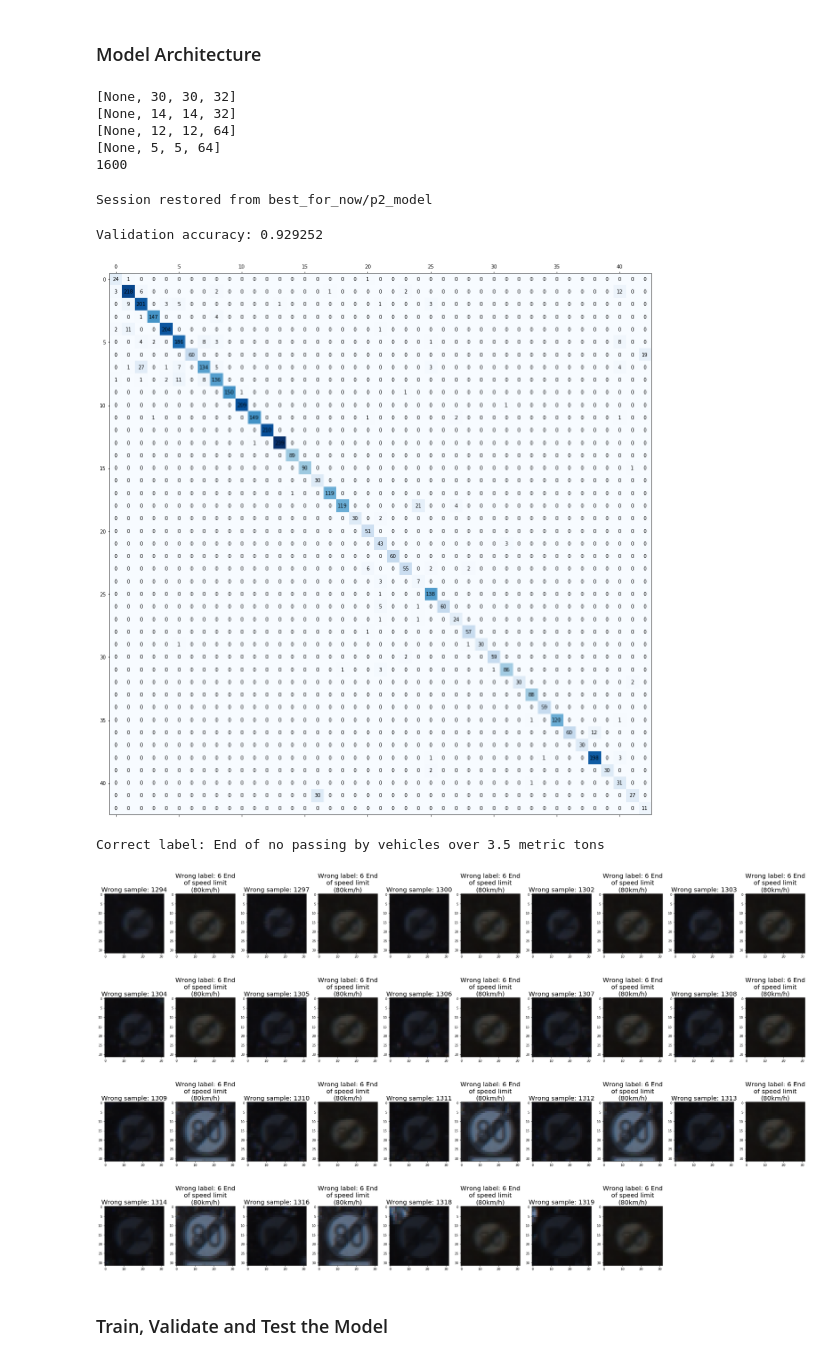
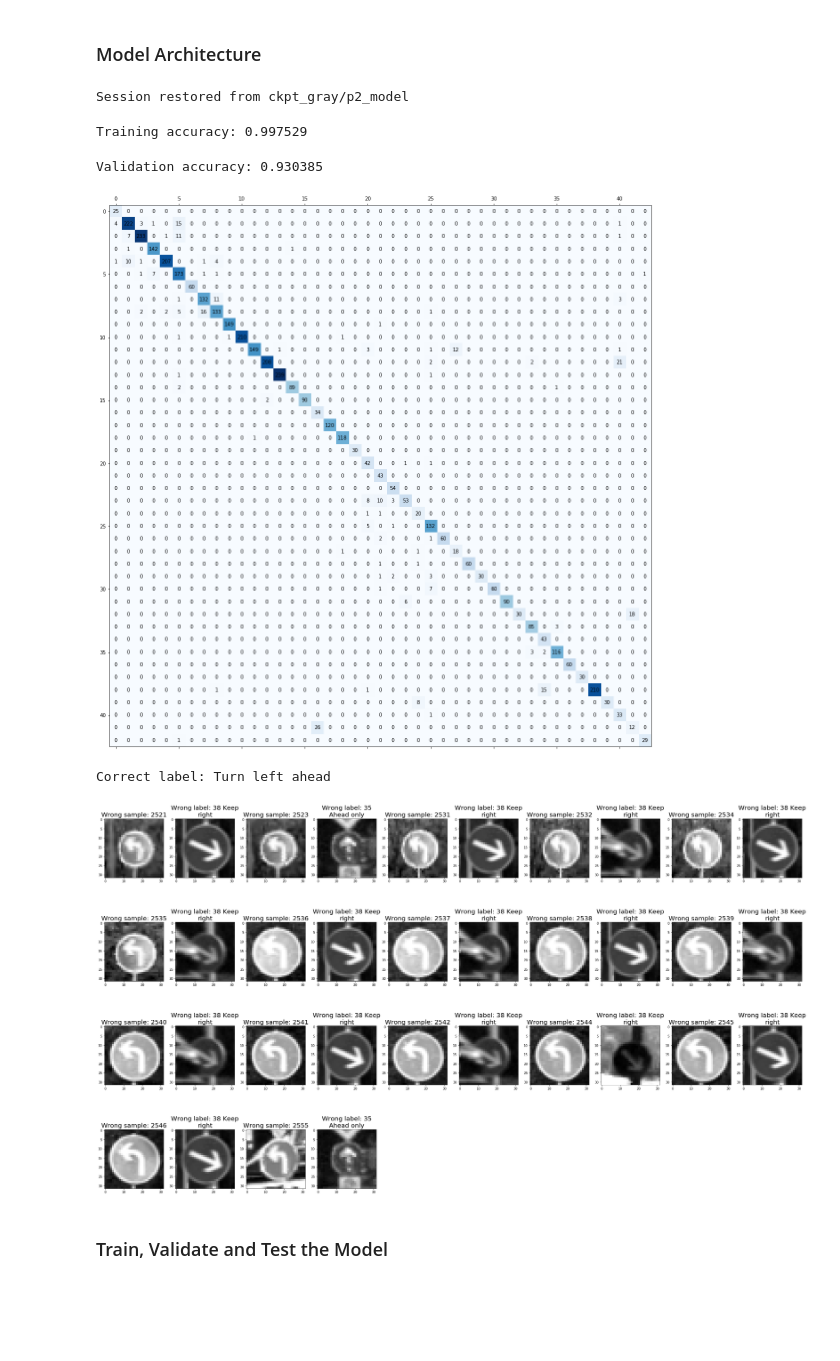
Before and after one commit to magicyuli/CarND-Traffic-Sign-Classifier-Project, a Jupyter notebook: Traffic_Sign_Classifier.ipynb, the cells around one changed output. Cells and saved outputs as stored; diff of their text form; code cells hidden in the pictures; blank space fills up the shorter version.

Commit message:
New gray model

```diff
--- a/Traffic_Sign_Classifier.ipynb
+++ b/Traffic_Sign_Classifier.ipynb
@@ -319,21 +401,26 @@ def restore(path='best_for_now/p2_model'):
     print('Session restored from %s' % path)
 
     return sess
+# %%
+use_gray = True
+
+X_train_for_show = X_train_gray if use_gray else X_train
+X_train_for_model = X_train_gray_norm if use_gray else X_train_norm
+X_valid_for_show = X_valid_gray if use_gray else X_valid
+X_valid_for_model = X_valid_gray_norm if use_gray else X_valid_norm
+X_test_for_show = X_test_gray if use_gray else X_test
+X_test_for_model = X_test_gray_norm if use_gray else X_test_norm
+
+cmap = 'gray' if use_gray else None
 # %%
-model = Model(n_classes)
+model = Model(n_classes, use_gray)
-# %% [output]
-[None, 30, 30, 32]
-[None, 14, 14, 32]
-[None, 12, 12, 64]
-[None, 5, 5, 64]
-1600
 # %%
 doRestore = True
 if doRestore:
-    sess = restore()
+    sess = restore('ckpt_gray/p2_model' if use_gray else 'ckpt_rgb/p2_model')
 else:
     sess = tf.Session()
     sess.run(tf.global_variables_initializer())
 # %% [output]
-Session restored from best_for_now/p2_model
+Session restored from ckpt_gray/p2_model
 # %%
@@ -369,18 +471,16 @@ def drawConfusionMatrix(predictions, labels):
             c = confusion_matrix[j,i]
             ax.text(i, j, str(c), va='center', ha='center')
 # %%
-_, accuracy = model.validate(sess, X_train_norm, y_train)
+_, accuracy = model.validate(sess, X_train_for_model, y_train)
 print('Training accuracy: %f' % accuracy)
+# %% [output]
+Training accuracy: 0.997529
 # %%
-predictions, accuracy = model.validate(sess, X_valid_norm, y_valid)
+predictions, accuracy = model.validate(sess, X_valid_for_model, y_valid)
 print('Validation accuracy: %f' % accuracy)
 drawConfusionMatrix(predictions, y_valid)
-# 16 color, brightness
-# 24 color, brightness, distortion
-# 40 color, brightness
-# 42 color, brightness
 # %% [output]
-Validation accuracy: 0.929252
+Validation accuracy: 0.930385
 [figure]
 # %%
 def findOne(label):
@@ -399,40 +499,29 @@ def findAll(label):
             ret.append(j)
     return ret
 
-def validate(label):
-    print(signnames[label])
-    i = findOne(label)
-    plt.figure()
-    plt.imshow(X_valid[i])
-    pred, accu = model.validate(sess, X_valid_norm[i:i+1], y_valid[i:i+1])
-    if accu < 1.0:
-        i = findOne(pred[0])
-        plt.figure()
-        plt.imshow(X_valid[i])
-
 def validateAll(label):
     print('Correct label: %s' % signnames[label])
     cnt = 0
     fig = plt.figure(figsize=(40,60))
     for i in findAll(label):
-        pred, accu = model.validate(sess, X_valid_norm[i:i+1], y_valid[i:i+1])
+        pred, accu = model.validate(sess, X_valid_for_model[i:i+1], y_valid[i:i+1])
         if accu < 1.0:
             plt.subplot(10, 10, 2 * cnt + 1)
             plt.title(wrapTitle('Wrong sample: %d' % i), fontsize=20)
-            plt.imshow(X_valid[i])
+            plt.imshow(X_valid_for_show[i], cmap=cmap)
 
             wrong = pred[0]
             i = findOne(wrong)
             plt.subplot(10, 10, 2 * cnt + 2)
             plt.title(wrapTitle('Wrong label: %d %s' % (wrong, signnames[wrong])), fontsize=20)
-            plt.imshow(X_valid[i])
+            plt.imshow(X_valid_for_show[i], cmap=cmap)
 
             cnt += 1
 # %%
-validateAll(42)
+validateAll(34)
 # %% [output]
-Correct label: End of no passing by vehicles over 3.5 metric tons
+Correct label: Turn left ahead
-[figure, old version]
+[figure, new version]
 # %% [markdown]
 ### Train, Validate and Test the Model
 # %% [markdown]
```
Also changed, not shown: parts of 16 cells of this notebook, 12 other files.
